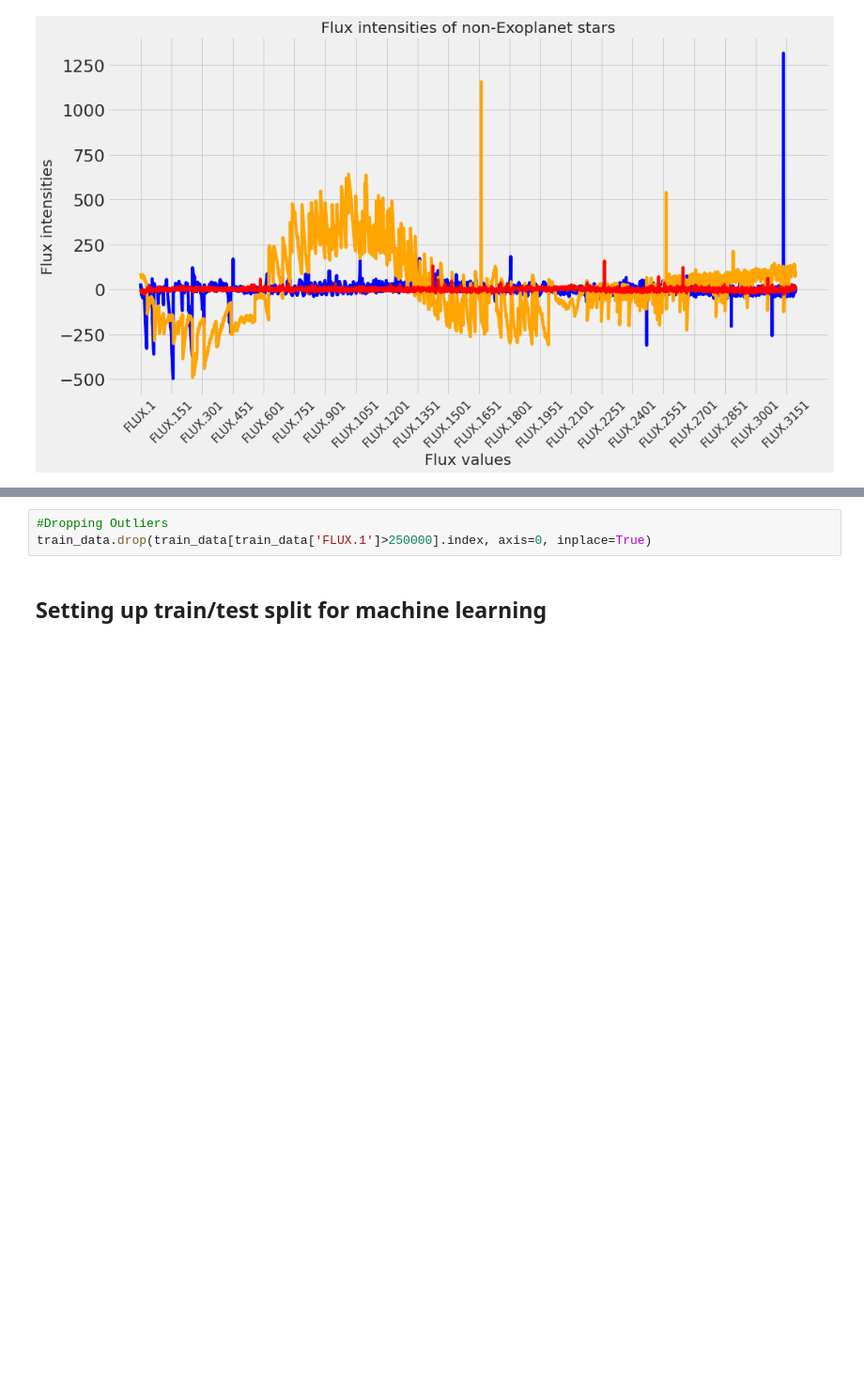
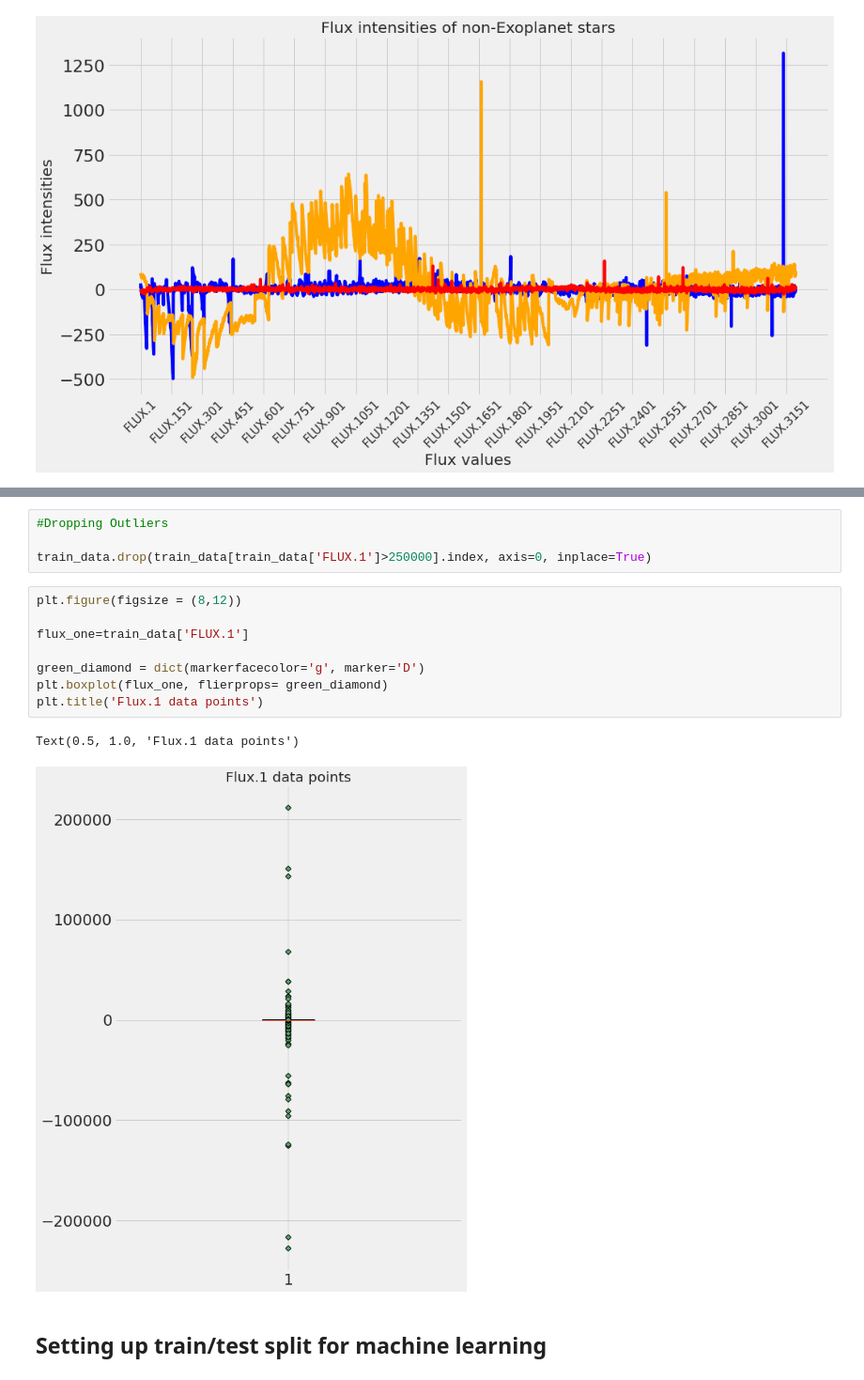
Before and after one commit to Shield94/CMSE202_Project, a Jupyter notebook: Semester Project.ipynb, the cells around one changed output, grey strips where cells are left out. Shown: that part at 94% size. Saved outputs shown, nothing was run; the diff lists cells and outputs as text; blank space fills up the shorter version.

```diff
--- a/Semester Project.ipynb
+++ b/Semester Project.ipynb
@@ -121,6 +132,18 @@ plt.show()
 # %%
 #Dropping Outliers
+
 train_data.drop(train_data[train_data['FLUX.1']>250000].index, axis=0, inplace=True)
+# %%
+plt.figure(figsize = (8,12))
+
+flux_one=train_data['FLUX.1']
+
+green_diamond = dict(markerfacecolor='g', marker='D')
+plt.boxplot(flux_one, flierprops= green_diamond)
+plt.title('Flux.1 data points')
+# %% [output]
+Text(0.5, 1.0, 'Flux.1 data points')
+[figure, added]
 # %% [markdown]
 ## Setting up train/test split for machine learning
 # %%
```
Also changed, not shown: parts of 8 cells of this notebook.
